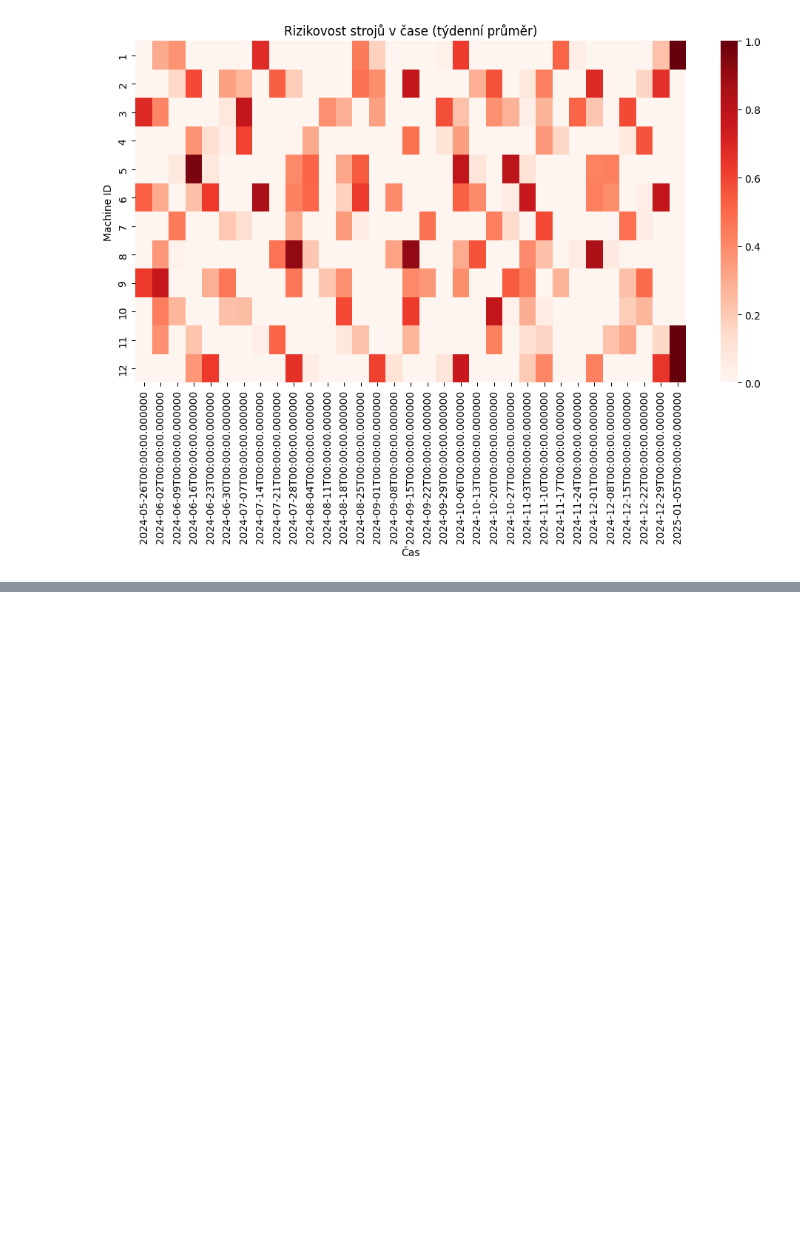
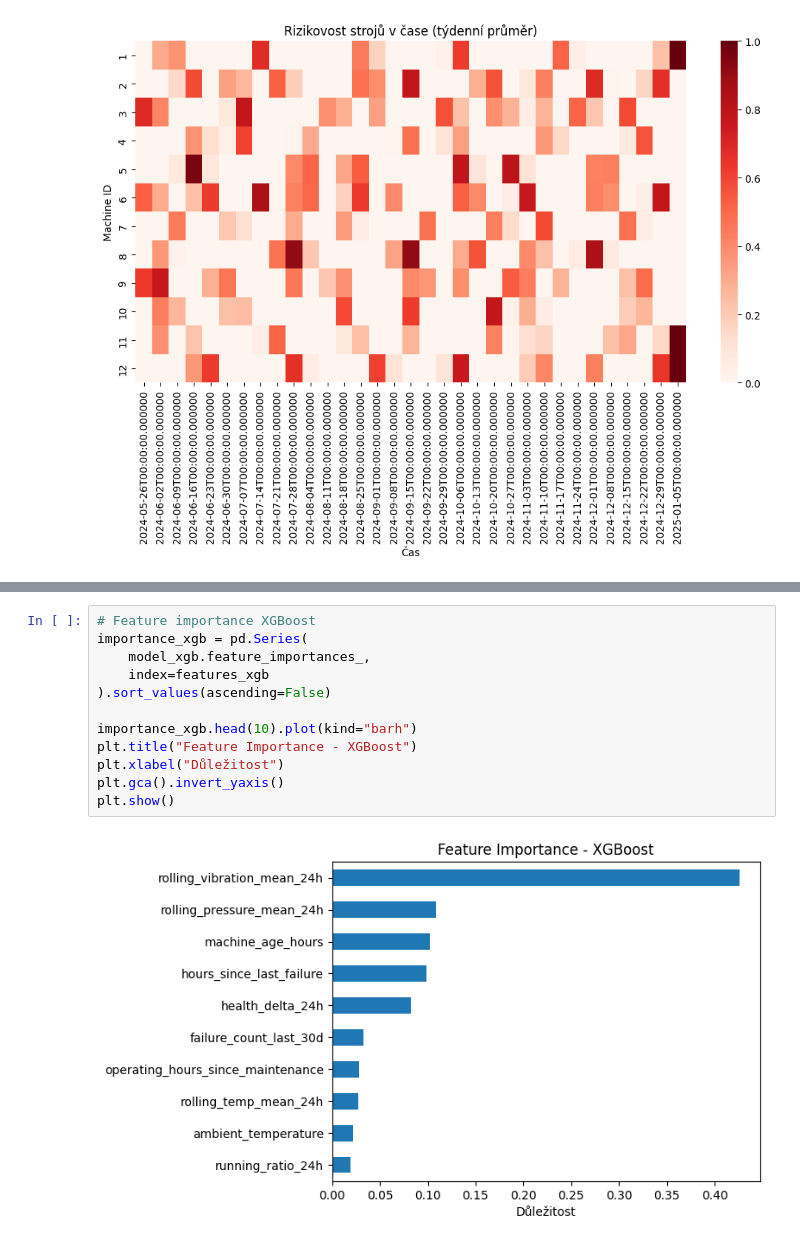
Before and after one commit to jiravo/diplomova-prace, a Jupyter notebook: predictive/failure_72h.ipynb, the cells around one changed output, grey strips where cells are left out. Saved outputs shown, nothing was run; the diff lists cells and outputs as text; blank space fills up the shorter version.

```diff
--- a/predictive/failure_72h.ipynb
+++ b/predictive/failure_72h.ipynb
@@ -513,0 +660,14 @@ final_table
+# %%
+# Feature importance XGBoost
+importance_xgb = pd.Series(
+    model_xgb.feature_importances_,
+    index=features_xgb
+).sort_values(ascending=False)
+
+importance_xgb.head(10).plot(kind="barh")
+plt.title("Feature Importance - XGBoost")
+plt.xlabel("Důležitost")
+plt.gca().invert_yaxis()
+plt.show()
+# %% [output]
+[figure, added]
```
Also changed, not shown: parts of 13 cells of this notebook, 2 other files.
